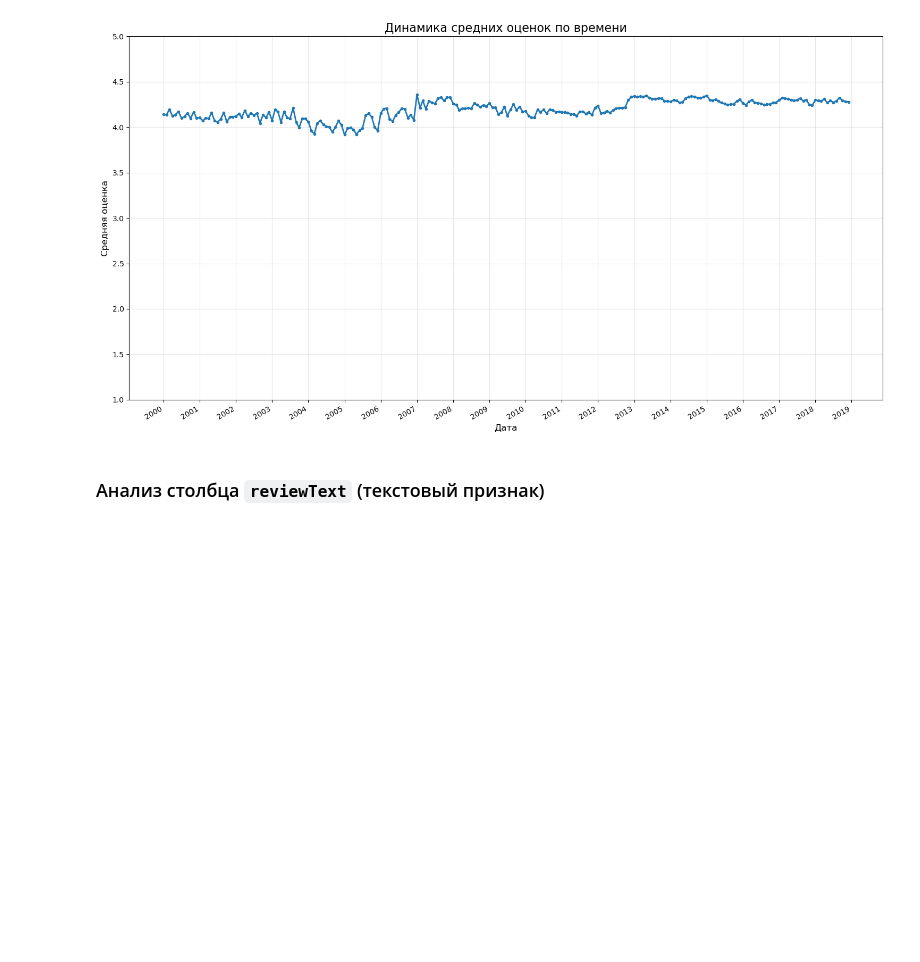
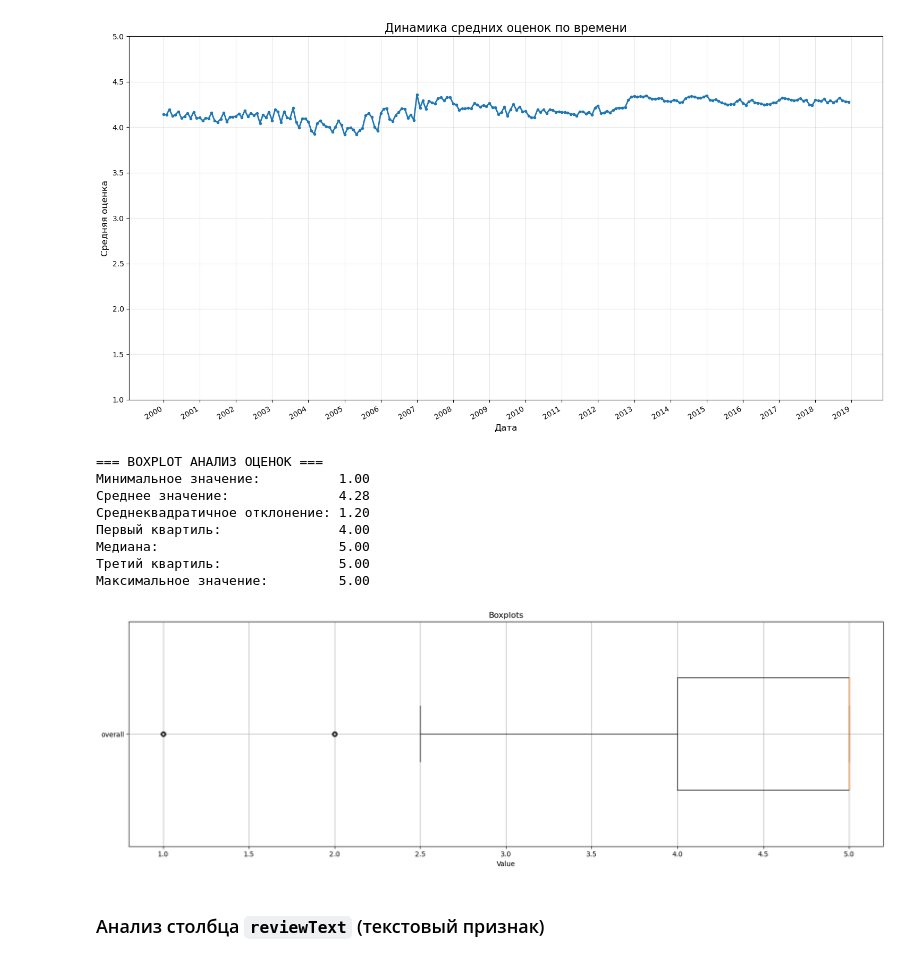
Before and after one commit to lizard222/SOBD_Lab1, a Jupyter notebook: Lab1.2.ipynb, the cells around one changed output. Drawn from its saved outputs; the diff is of its cells as text; code cells hidden in the pictures; blank space fills up the shorter version.

Commit message:
Добавил boxplot

```diff
--- a/Lab1.2.ipynb
+++ b/Lab1.2.ipynb
@@ -796,6 +887,20 @@ max | 5.0
 [figure]
 6. ДИНАМИКА СРЕДНИХ ОЦЕНОК ПО ВРЕМЕНИ:
 [figure]
+# %%
+# Анализ оценок с помощью boxplot
+print("=== BOXPLOT АНАЛИЗ ОЦЕНОК ===")
+plot_boxplots(df_final, ["overall"])
+# %% [output]
+=== BOXPLOT АНАЛИЗ ОЦЕНОК ===
+Минимальное значение:          1.00
+Среднее значение:              4.28
+Среднеквадратичное отклонение: 1.20
+Первый квартиль:               4.00
+Медиана:                       5.00
+Третий квартиль:               5.00
+Максимальное значение:         5.00
+[figure, added]
 # %% [markdown]
 ### Анализ столбца `reviewText` (текстовый признак)
 # %%
```
Also changed, not shown: parts of 2 cells of this notebook.
